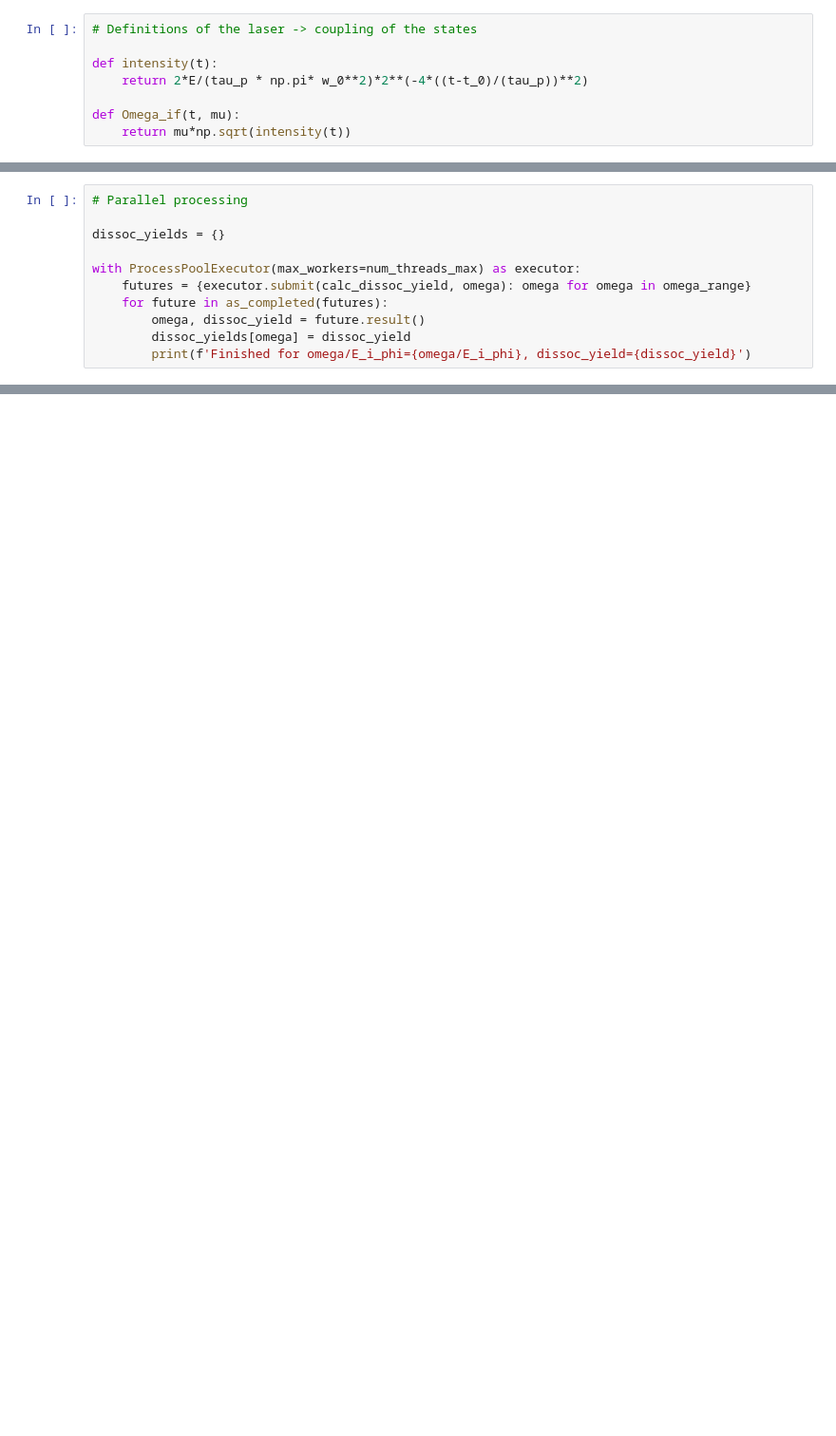
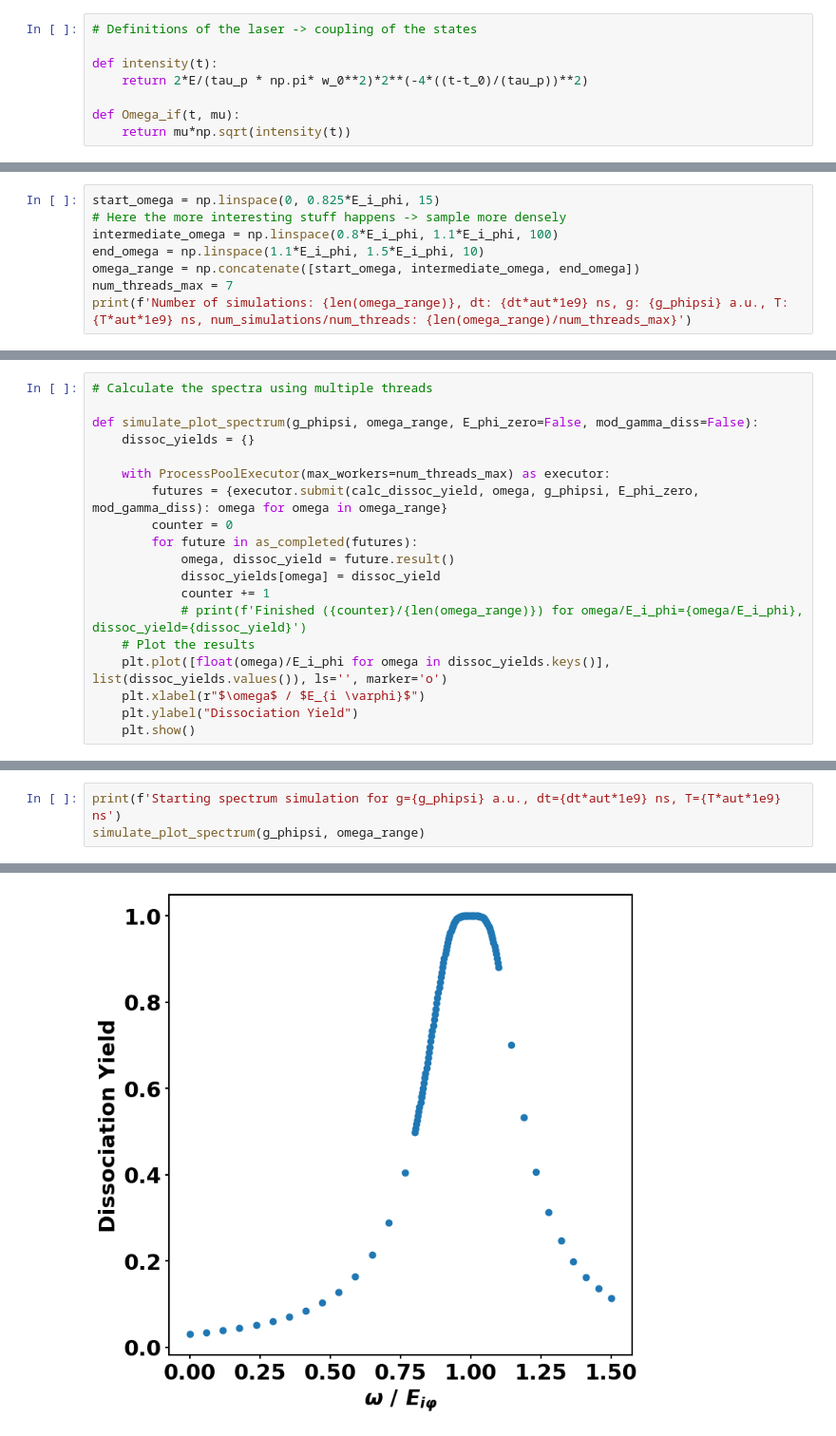
Before and after one commit to rzumbrunn/PCV_project, a Jupyter notebook: task3/task5.ipynb, the cells around one changed output, grey strips where cells are left out. Shown at 95% size. Cells and saved outputs as stored; diff of their text form; blank space fills up the shorter version.

```diff
--- a/task3/task5.ipynb
+++ b/task3/task5.ipynb
@@ -155,0 +212,8 @@ num_threads_max = 7
+# %%
+start_omega = np.linspace(0, 0.825*E_i_phi, 15)
+# Here the more interesting stuff happens -> sample more densely
+intermediate_omega = np.linspace(0.8*E_i_phi, 1.1*E_i_phi, 100)
+end_omega = np.linspace(1.1*E_i_phi, 1.5*E_i_phi, 10)
+omega_range = np.concatenate([start_omega, intermediate_omega, end_omega])
+num_threads_max = 7
+print(f'Number of simulations: {len(omega_range)}, dt: {dt*aut*1e9} ns, g: {g_phipsi} a.u., T: {T*aut*1e9} ns, num_simulations/num_threads: {len(omega_range)/num_threads_max}')
@@ -156,11 +222,19 @@ num_threads_max = 7
 # %%
-# Parallel processing
+# Calculate the spectra using multiple threads
 
-dissoc_yields = {}
+def simulate_plot_spectrum(g_phipsi, omega_range, E_phi_zero=False, mod_gamma_diss=False):
+    dissoc_yields = {}
 
-with ProcessPoolExecutor(max_workers=num_threads_max) as executor:
-    futures = {executor.submit(calc_dissoc_yield, omega): omega for omega in omega_range}
-    for future in as_completed(futures):
-        omega, dissoc_yield = future.result()
-        dissoc_yields[omega] = dissoc_yield
-        print(f'Finished for omega/E_i_phi={omega/E_i_phi}, dissoc_yield={dissoc_yield}')
+    with ProcessPoolExecutor(max_workers=num_threads_max) as executor:
+        futures = {executor.submit(calc_dissoc_yield, omega, g_phipsi, E_phi_zero, mod_gamma_diss): omega for omega in omega_range}
+        counter = 0
+        for future in as_completed(futures):
+            omega, dissoc_yield = future.result()
+            dissoc_yields[omega] = dissoc_yield
+            counter += 1
+            # print(f'Finished ({counter}/{len(omega_range)}) for omega/E_i_phi={omega/E_i_phi}, dissoc_yield={dissoc_yield}')
+    # Plot the results
+    plt.plot([float(omega)/E_i_phi for omega in dissoc_yields.keys()], list(dissoc_yields.values()), ls='', marker='o')
+    plt.xlabel(r"$\omega$ / $E_{i \varphi}$")
+    plt.ylabel("Dissociation Yield")
+    plt.show()
@@ -201,0 +241,4 @@ Finished successfully
+# %%
+print(f'Starting spectrum simulation for g={g_phipsi} a.u., dt={dt*aut*1e9} ns, T={T*aut*1e9} ns')
+simulate_plot_spectrum(g_phipsi, omega_range)
+# %% [output]
@@ -201,0 +246 @@ Finished successfully
+[figure, added]
```
Also changed, not shown: parts of 29 cells of this notebook.
